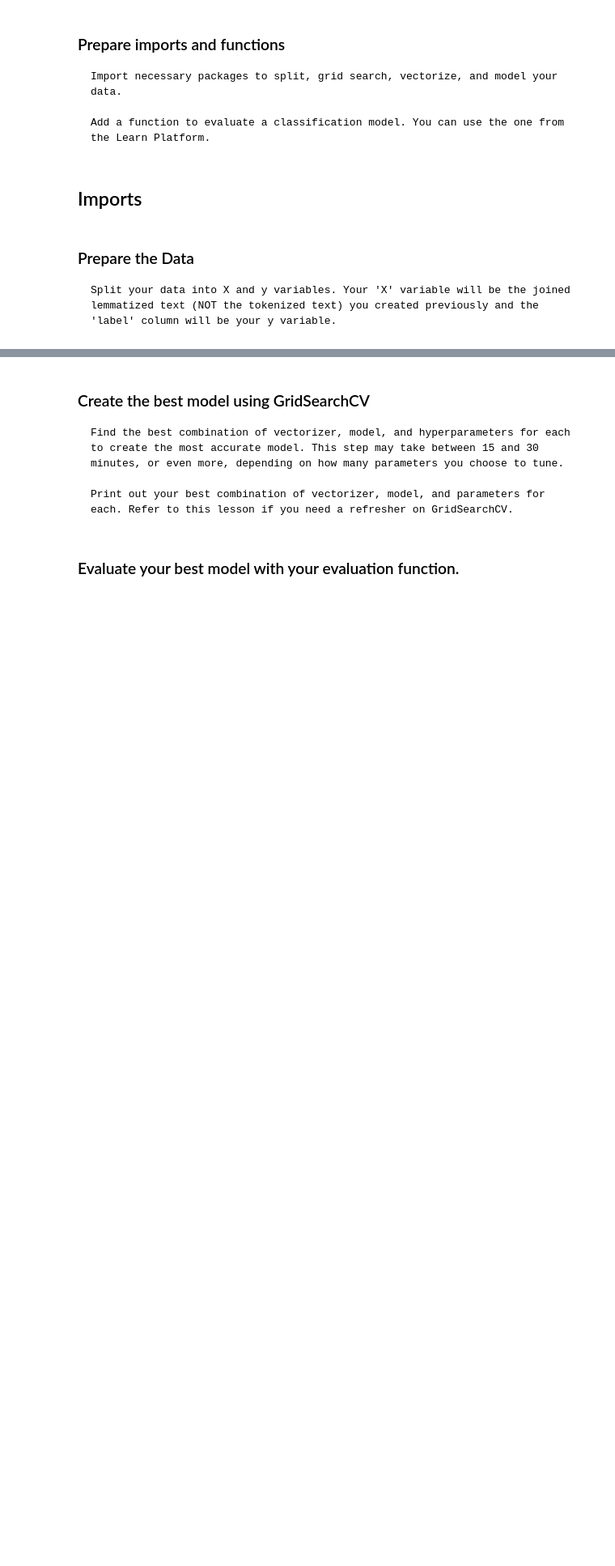
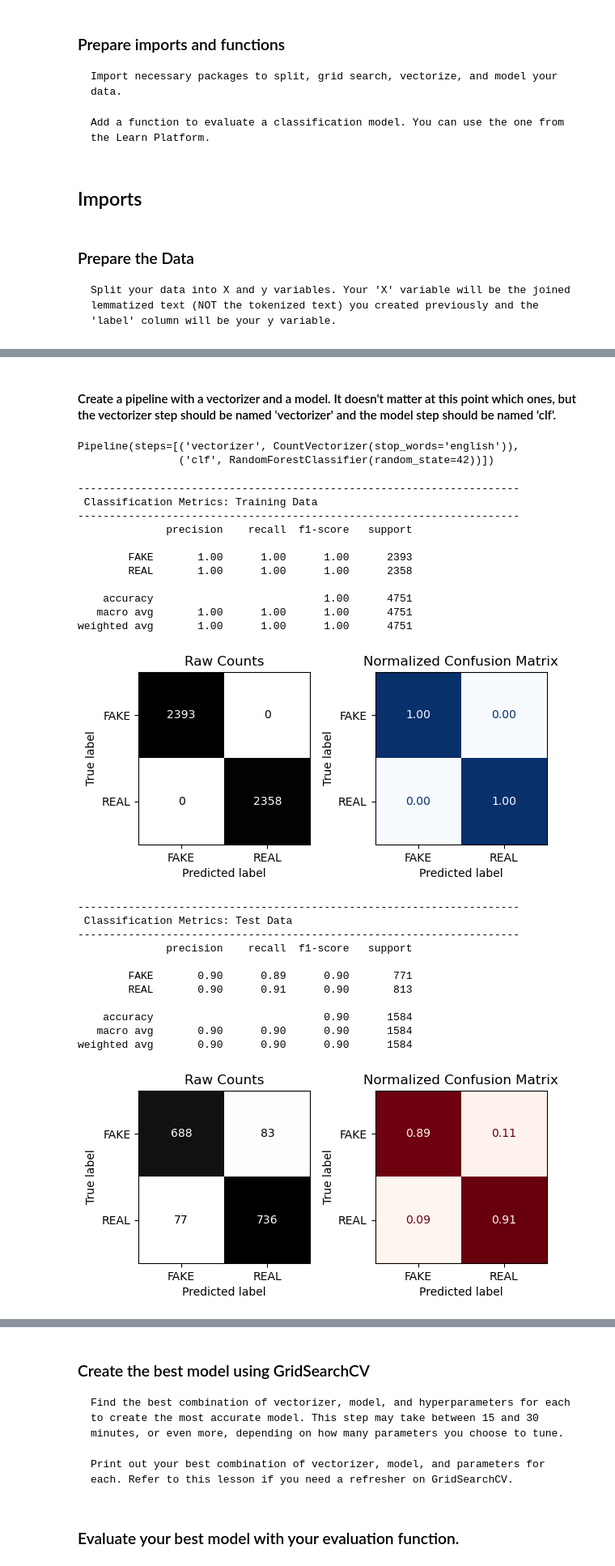
Before and after one commit to EhLeeOod/advanced-machine-learning, a Jupyter notebook: core-text-classification-sklearn.ipynb, the cells around one changed output, grey strips where cells are left out. Shown at 81% size. Drawn from its saved outputs; the diff is of its cells as text; code cells hidden in the pictures; blank space fills up the shorter version.

Commit message:
classification evaluation

```diff
--- a/core-text-classification-sklearn.ipynb
+++ b/core-text-classification-sklearn.ipynb
@@ -427,2 +436,6 @@ y = df['label']
+# %%
+# Train test split
+X_train, X_test, y_train, y_test = train_test_split(X,y,test_size=0.25,
+                                                    random_state=42)
 # %% [markdown]
 ### Prepare parameter grids for your grid search.
@@ -448,0 +442,40 @@ y = df['label']
+# %% [markdown]
+#### Create a pipeline with a vectorizer and a model. It doesn't matter at this point which ones, but the vectorizer step should be named 'vectorizer' and the model step should be named 'clf'.
+# %%
+# Create a pipeline with a vectorizer and classification model.
+clf_pipe = Pipeline([('vectorizer', CountVectorizer(stop_words='english')),
+                     ('clf',RandomForestClassifier(random_state=42))])
+clf_pipe
+# %% [output]
+Pipeline(steps=[('vectorizer', CountVectorizer(stop_words='english')),
+                ('clf', RandomForestClassifier(random_state=42))])
+# %%
+# Fit the model pipeline
+clf_pipe.fit(X_train, y_train)
+# Evaluate
+evaluate_classification(clf_pipe, X_train,y_train, X_test, y_test)
+# %% [output]
+----------------------------------------------------------------------
+ Classification Metrics: Training Data
+----------------------------------------------------------------------
+              precision    recall  f1-score   support
+
+        FAKE       1.00      1.00      1.00      2393
+        REAL       1.00      1.00      1.00      2358
+
+    accuracy                           1.00      4751
+   macro avg       1.00      1.00      1.00      4751
+weighted avg       1.00      1.00      1.00      4751
+[figure, added]
+----------------------------------------------------------------------
+ Classification Metrics: Test Data
+----------------------------------------------------------------------
+              precision    recall  f1-score   support
+
+        FAKE       0.90      0.89      0.90       771
+        REAL       0.90      0.91      0.90       813
+
+    accuracy                           0.90      1584
+   macro avg       0.90      0.90      0.90      1584
+weighted avg       0.90      0.90      0.90      1584
+[figure, added]
```
Also changed, not shown: parts of 5 cells of this notebook.
